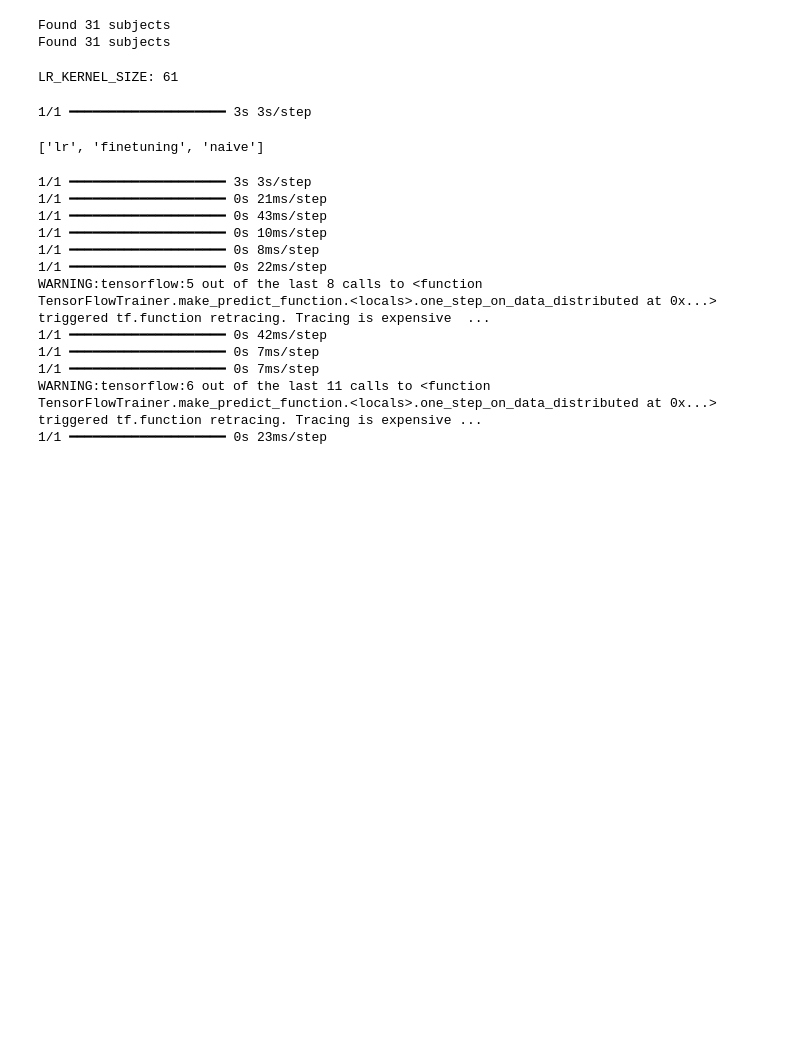
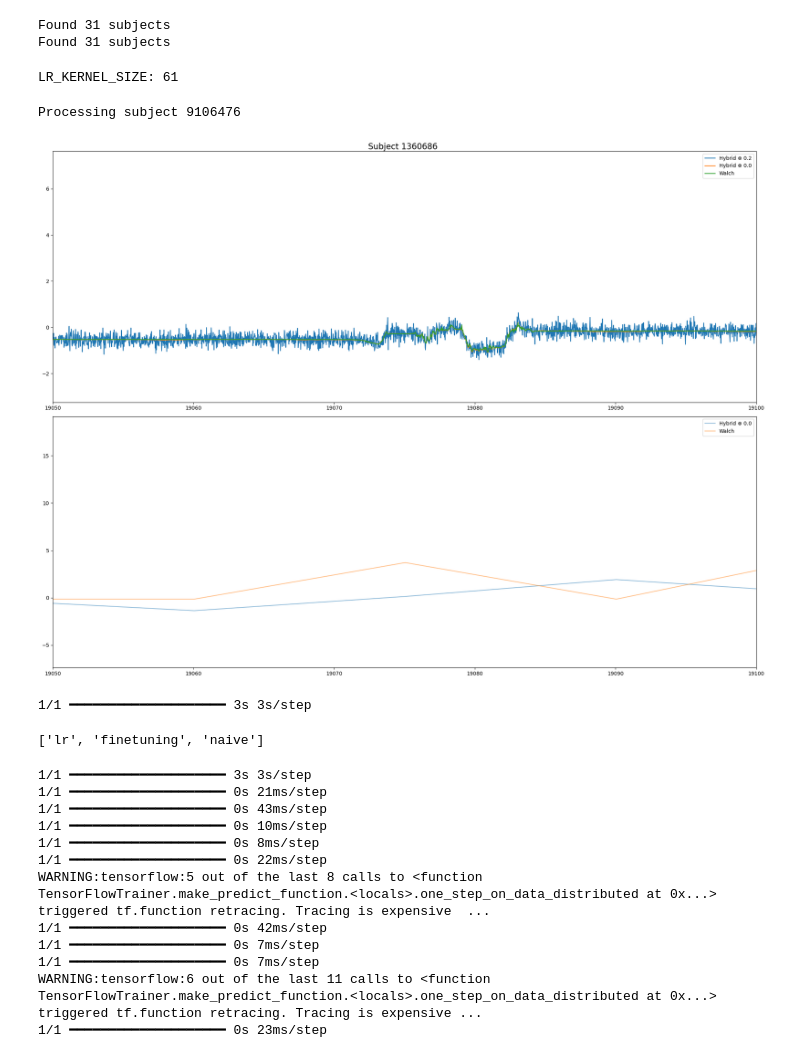
Before and after one commit to Arcascope/pisces, a Jupyter notebook: analyses/NHRC/noise_study.ipynb, the cells around one changed output. Cells and saved outputs as stored; diff of their text form; code cells hidden in the pictures; blank space fills up the shorter version.

```diff
--- a/analyses/NHRC/noise_study.ipynb
+++ b/analyses/NHRC/noise_study.ipynb
@@ -166,3 +184,64 @@ LR_KERNEL_SIZE: 61
+# %%
+
+idx = np.random.randint(0, len(walch.ids))
+id_name = walch.ids[idx]
+print(f"Processing subject {id_name}")
+# %% [output]
+Processing subject 9106476
+# %%
+def z_norm(data):
+    data = data - np.mean(data)
+    data = data / np.std(data)
+    return data
+# %%
+from matplotlib import pyplot as plt
+
+id_name = '1360686'
+
+noise_levels = [0.2, 0.0]
+n_noise = len(noise_levels)
+
+wdata = fuzz_data(walch, id_name, add_accel_noise=0.0)
+hdata = np.array([
+    fuzz_data(hybrid, id_name, add_accel_noise=n)
+    for n in noise_levels
+])
+
+wpsg = walch.get_feature_data('psg', id_name).to_numpy()
+
+fig, ax = plt.subplots(2, 1, figsize=(20, 15))
+
+acc_time = wdata['accelerometer'][:, 0]
+hdata[0]['accelerometer'] = hdata[0]['accelerometer'][:len(acc_time)]
+zoom_start = 19050
+zoom_end = 19100
+acc_time_zoom = (acc_time > zoom_start) & (acc_time < zoom_end)
+activity_time = wdata['activity'][:, 0]
+# activity_time_zoom = activity_time > zoom_start & activity_time < zoom_end
+
+# iterate over noises in reverse, since noise gets bigger and covers prior noises
+for i, n in enumerate(noise_levels):
+    ax[0].plot(hdata[i]['accelerometer'][:, 0], hdata[i]['accelerometer'][:, 1], label=f"Hybrid ⊗ {n}")
+ax[1].plot(hdata[0]['activity'][:, 0], z_norm(hdata[0]['activity'][:, 1]), label=f"Hybrid ⊗ {n}", alpha=0.5)
+# ax[0].plot(hdata['accelerometer'][:, 0], hdata['accelerometer'][:, 1], label="Hybrid")
+ax[0].plot(wdata['accelerometer'][acc_time_zoom, 0], wdata['accelerometer'][acc_time_zoom, 1], label="Walch")
+
+ax[1].plot(wdata['activity'][:, 0], z_norm(wdata['activity'][:, 1]), label="Walch", alpha=0.5)
+
+for axis in ax:
+    axis.set_xlim([zoom_start, zoom_end])
+    axis.legend()
+
+fig.suptitle(f"Subject {id_name}", fontsize=16)
+fig.tight_layout()
+
+# wpsg_mask = wpsg[:, 1] < 0
+# wpsg_mask_times = wpsg[wpsg_mask, 0]
+# # shade the regions where the PSG is masked
+# for i in range(0, len(wpsg_mask_times), 2):
+#     ax[1].axvspan(wpsg_mask_times[i], wpsg_mask_times[i+1], color='red', alpha=0.5)
+# %% [output]
+[figure, added]
 # %%
 from tqdm import tqdm
 def process_data_set(data_set: pds.DataSetObject, ids_to_exclude: List[str], ACTIVITY_KERNEL_WIDTH, add_accel_noise: float = 0.0) -> Dict[str, Dict[str, np.ndarray]]:
```
Also changed, not shown: parts of 8 cells of this notebook, 11 other files.
